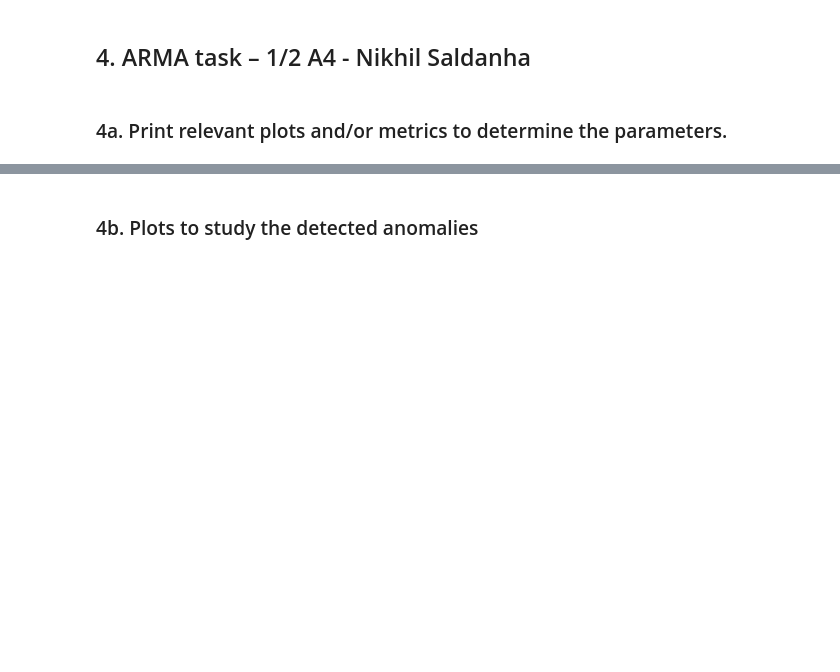
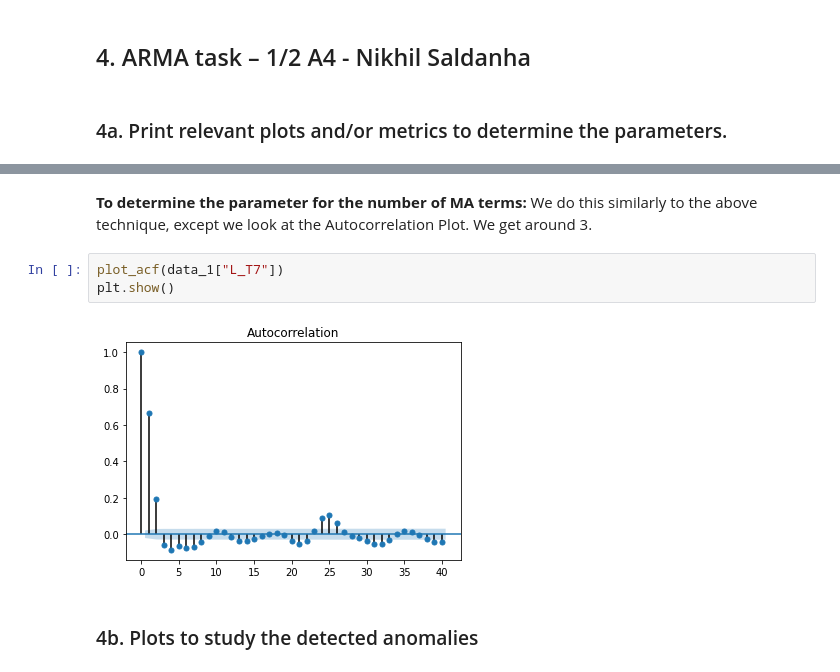
Before and after one commit to sharwinbobde/cyber-data-analytics, a Jupyter notebook: Part-2/Lab2.ipynb, the cells around one changed output, grey strips where cells are left out. Cells and saved outputs as stored; diff of their text form; blank space fills up the shorter version.

```diff
--- a/Part-2/Lab2.ipynb
+++ b/Part-2/Lab2.ipynb
@@ -358,2 +468,9 @@ We can detect outlier points which have a different variance than the regular di
+# %% [markdown]
+**To determine the parameter for the number of MA terms:** We do this similarly to the above technique, except we look at the Autocorrelation Plot. We get around 3.
+# %%
+plot_acf(data_1["L_T7"])
+plt.show()
+# %% [output]
+[figure, added]
 # %% [markdown]
 ### 4b. Plots to study the detected anomalies
```
Also changed, not shown: parts of 33 cells of this notebook, 1 other file.
